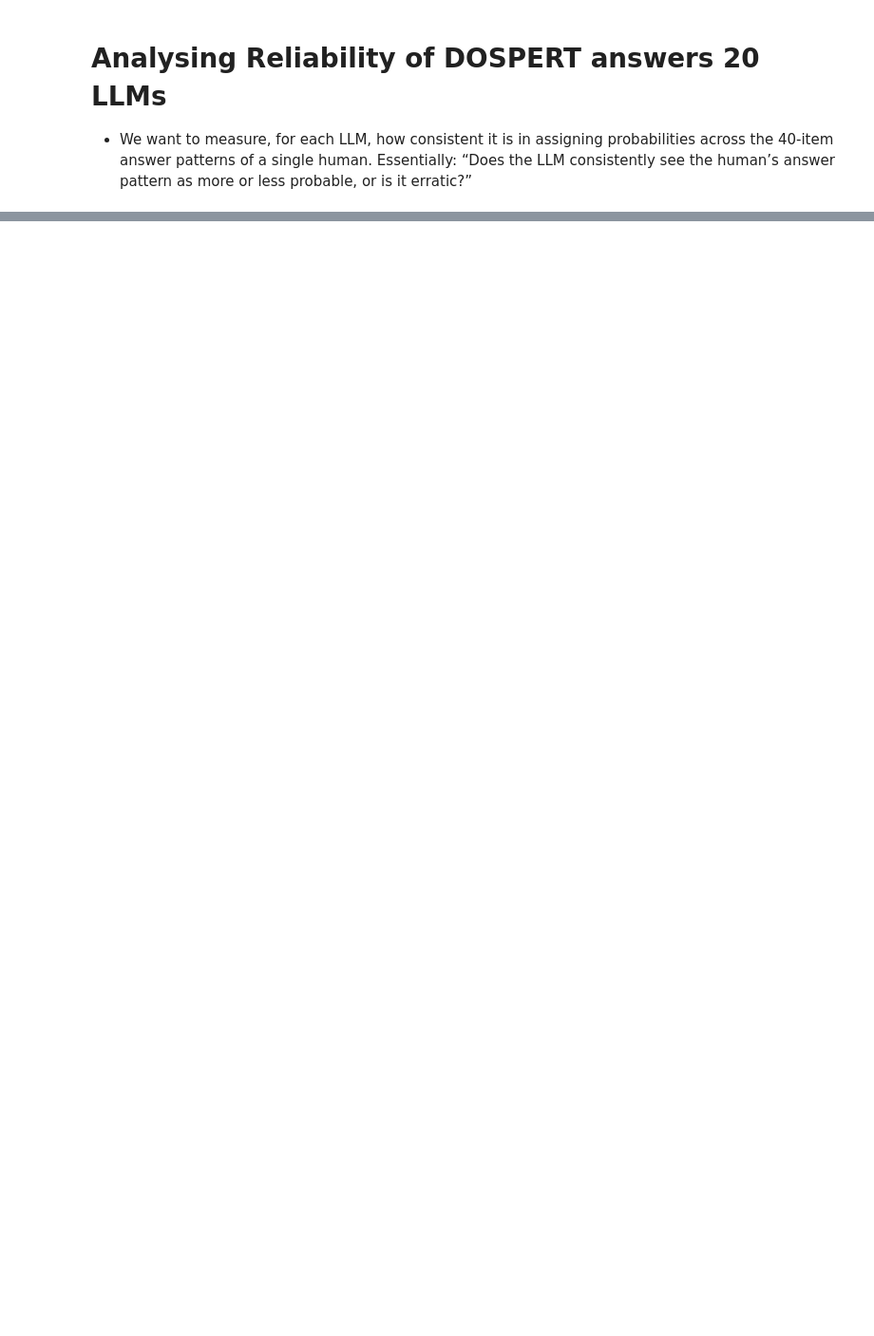
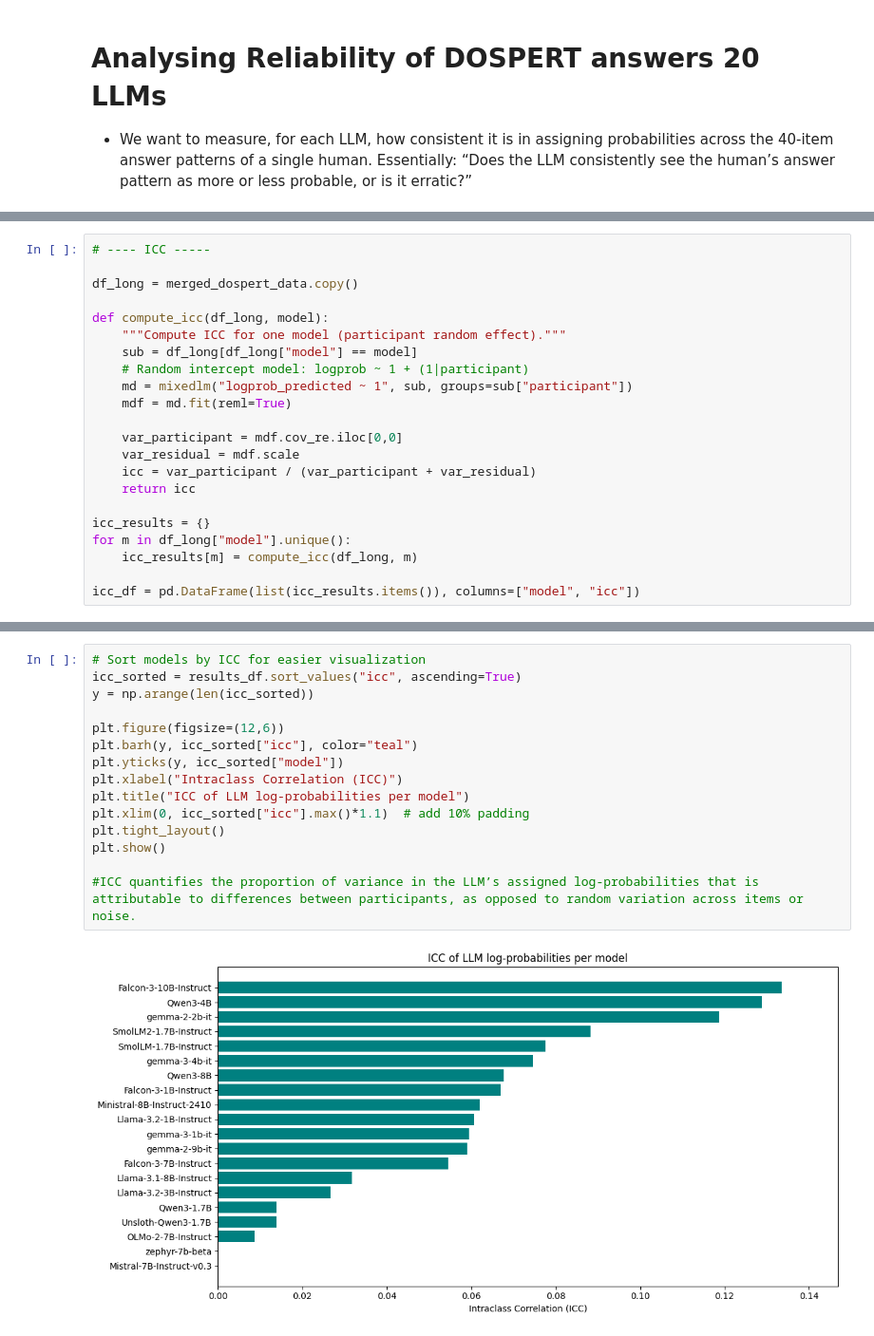
Before and after one commit to jelenameyer/LLMBehaviourGeneralizability, a Jupyter notebook: analysisScripts/survey_data_analysis/survey_data_anal.ipynb, the cells around one changed output, grey strips where cells are left out. Shown at 95% size. Drawn from its saved outputs; the diff is of its cells as text; blank space fills up the shorter version.

```diff
--- a/analysisScripts/survey_data_analysis/survey_data_anal.ipynb
+++ b/analysisScripts/survey_data_analysis/survey_data_anal.ipynb
@@ -159,0 +230,22 @@ plt.show()
+# %%
+# ---- ICC -----
+
+df_long = merged_dospert_data.copy()
+
+def compute_icc(df_long, model):
+    """Compute ICC for one model (participant random effect)."""
+    sub = df_long[df_long["model"] == model]
+    # Random intercept model: logprob ~ 1 + (1|participant)
+    md = mixedlm("logprob_predicted ~ 1", sub, groups=sub["participant"])
+    mdf = md.fit(reml=True)
+
+    var_participant = mdf.cov_re.iloc[0,0]
+    var_residual = mdf.scale
+    icc = var_participant / (var_participant + var_residual)
+    return icc
+
+icc_results = {}
+for m in df_long["model"].unique():
+    icc_results[m] = compute_icc(df_long, m)
+
+icc_df = pd.DataFrame(list(icc_results.items()), columns=["model", "icc"])
@@ -159,0 +303,17 @@ plt.show()
+# %%
+# Sort models by ICC for easier visualization
+icc_sorted = results_df.sort_values("icc", ascending=True)
+y = np.arange(len(icc_sorted))
+
+plt.figure(figsize=(12,6))
+plt.barh(y, icc_sorted["icc"], color="teal")
+plt.yticks(y, icc_sorted["model"])
+plt.xlabel("Intraclass Correlation (ICC)")
+plt.title("ICC of LLM log-probabilities per model")
+plt.xlim(0, icc_sorted["icc"].max()*1.1)  # add 10% padding
+plt.tight_layout()
+plt.show()
+
+#ICC quantifies the proportion of variance in the LLM’s assigned log-probabilities that is attributable to differences between participants, as opposed to random variation across items or noise.
+# %% [output]
+[figure, added]
```
Also changed, not shown: parts of 16 cells of this notebook, 1 other file.
